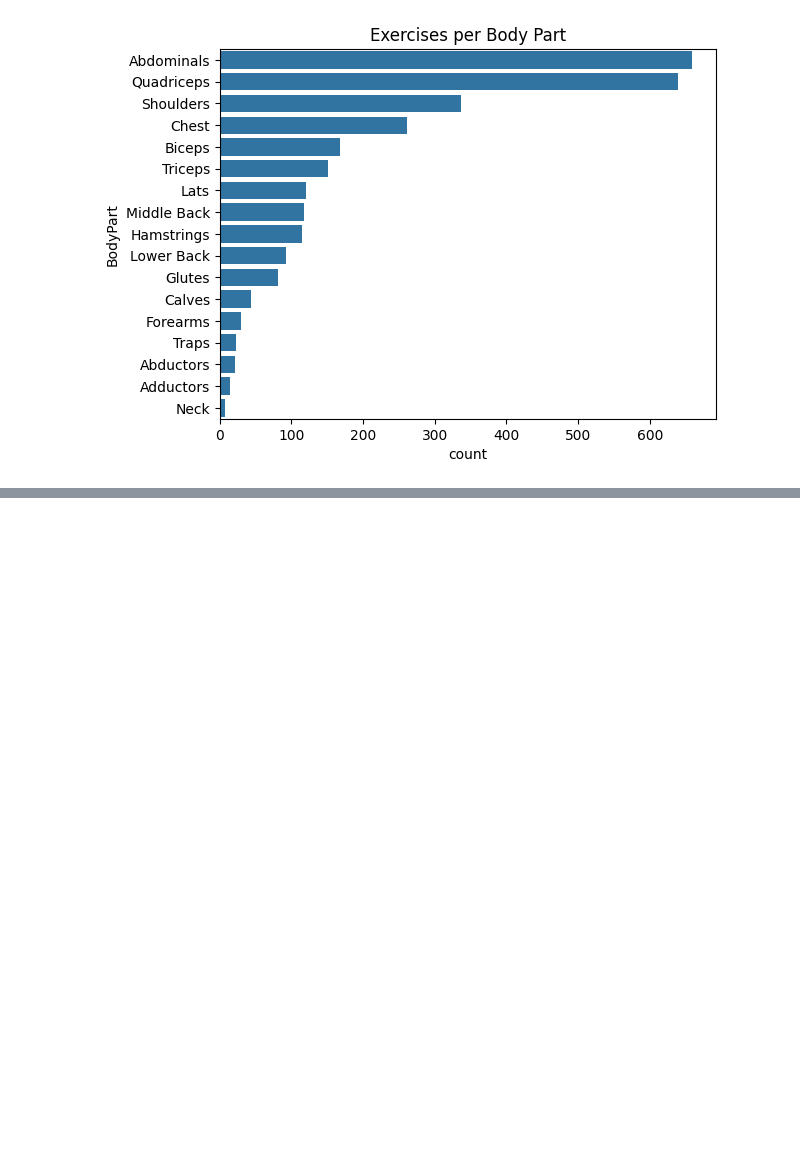
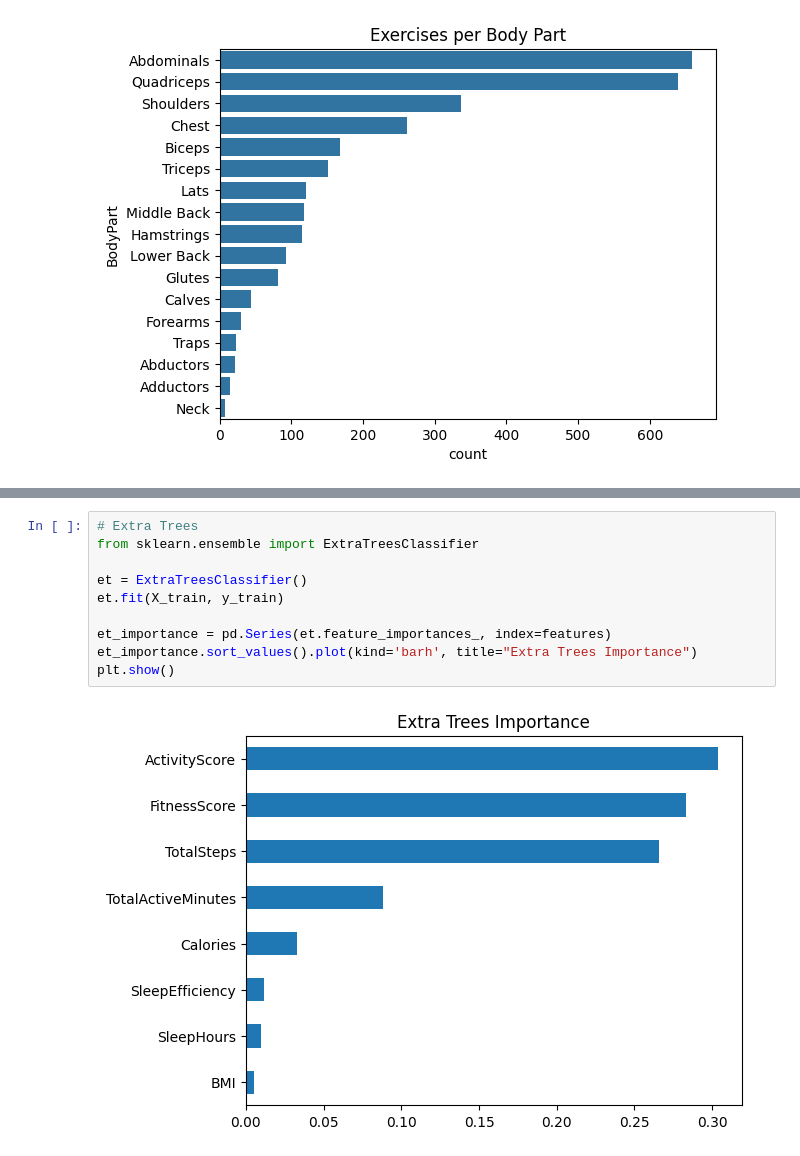
Before and after one commit to raikashifali11/Machine-Learning-Project, a Jupyter notebook: personalized-workout-recommendation.ipynb, the cells around one changed output, grey strips where cells are left out. Cells and saved outputs as stored; diff of their text form; blank space fills up the shorter version.

```diff
--- a/personalized-workout-recommendation.ipynb
+++ b/personalized-workout-recommendation.ipynb
@@ -723,0 +839,12 @@ plt.show()
+# %%
+# Extra Trees
+from sklearn.ensemble import ExtraTreesClassifier
+
+et = ExtraTreesClassifier()
+et.fit(X_train, y_train)
+
+et_importance = pd.Series(et.feature_importances_, index=features)
+et_importance.sort_values().plot(kind='barh', title="Extra Trees Importance")
+plt.show()
+# %% [output]
+[figure, added]
```
Also changed, not shown: parts of 38 cells of this notebook.
